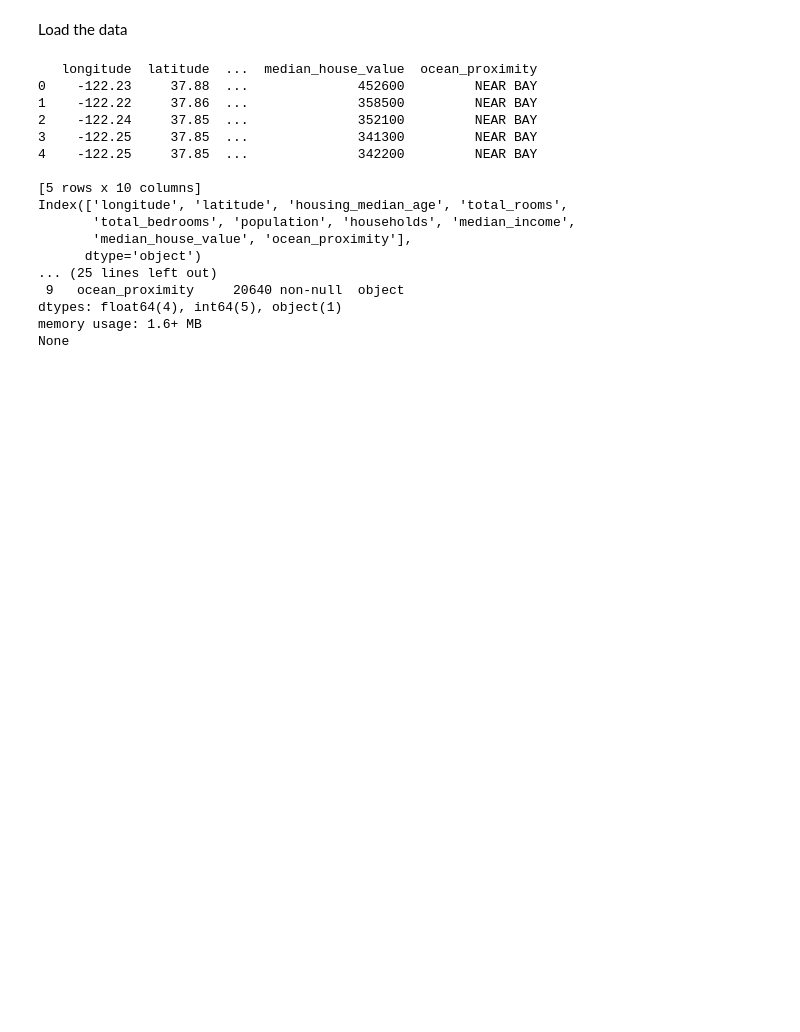
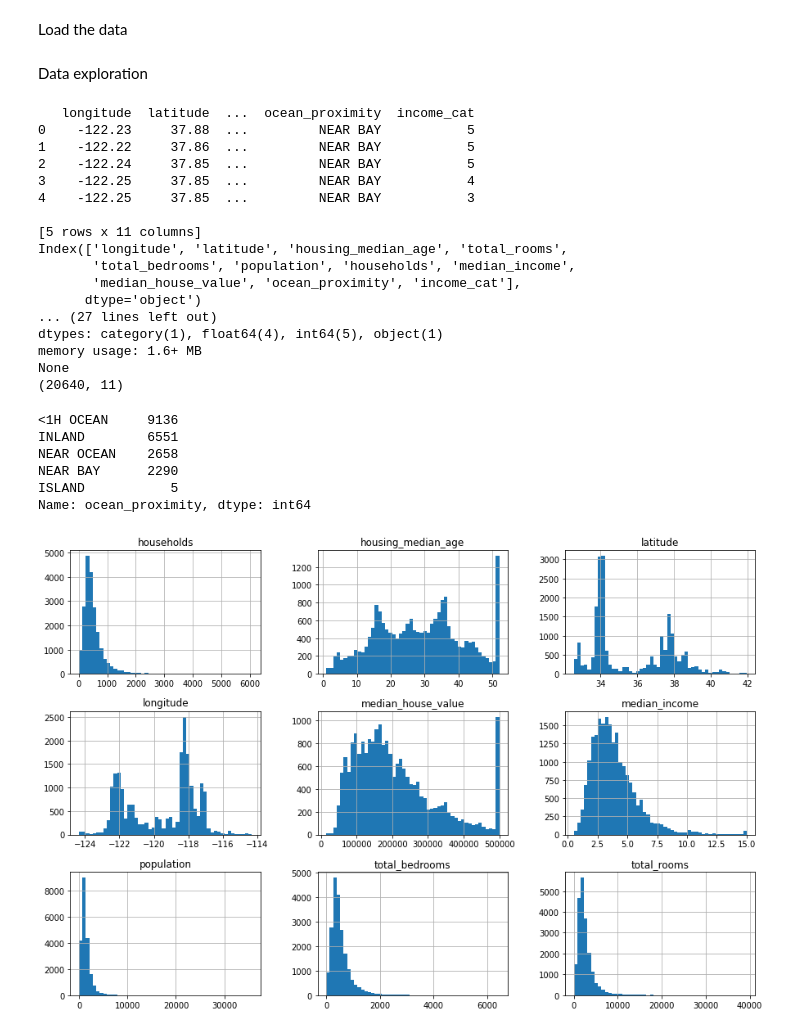
Before and after one commit to tharindatj/HandsOnMachinerLearning, a Jupyter notebook: chapter2_Exercise.ipynb, the cells around one changed output. Saved outputs shown, nothing was run; the diff lists cells and outputs as text; code cells hidden in the pictures; blank space fills up the shorter version.

```diff
--- a/chapter2_Exercise.ipynb
+++ b/chapter2_Exercise.ipynb
@@ -11,24 +13,40 @@ Load the data
+# %% [markdown]
+Data exploration
 # %%
-housing = pd.read_csv('housing.csv')
 print(housing.head())
 print(housing.columns)
 print(housing.describe())
 print(housing.info())
+print(housing.shape)
 # %% [output]
-   longitude  latitude  ...  median_house_value  ocean_proximity
-0    -122.23     37.88  ...              452600         NEAR BAY
-1    -122.22     37.86  ...              358500         NEAR BAY
-2    -122.24     37.85  ...              352100         NEAR BAY
-3    -122.25     37.85  ...              341300         NEAR BAY
-4    -122.25     37.85  ...              342200         NEAR BAY
+   longitude  latitude  ...  ocean_proximity  income_cat
+0    -122.23     37.88  ...         NEAR BAY           5
+1    -122.22     37.86  ...         NEAR BAY           5
+2    -122.24     37.85  ...         NEAR BAY           5
+3    -122.25     37.85  ...         NEAR BAY           4
+4    -122.25     37.85  ...         NEAR BAY           3
 
-[5 rows x 10 columns]
+[5 rows x 11 columns]
 Index(['longitude', 'latitude', 'housing_median_age', 'total_rooms',
        'total_bedrooms', 'population', 'households', 'median_income',
-       'median_house_value', 'ocean_proximity'],
+       'median_house_value', 'ocean_proximity', 'income_cat'],
       dtype='object')
-... (25 lines left out)
- 9   ocean_proximity     20640 non-null  object
-dtypes: float64(4), int64(5), object(1)
+... (27 lines left out)
+dtypes: category(1), float64(4), int64(5), object(1)
 memory usage: 1.6+ MB
 None
+(20640, 11)
+# %%
+housing['ocean_proximity'].value_counts()
+# %% [output]
+<1H OCEAN     9136
+INLAND        6551
+NEAR OCEAN    2658
+NEAR BAY      2290
+ISLAND           5
+Name: ocean_proximity, dtype: int64
+# %%
+housing.hist(bins=50, figsize=(15,10))
+plt.show()
+# %% [output]
+[figure, added]
```
Also changed, not shown: parts of 20 cells of this notebook.
